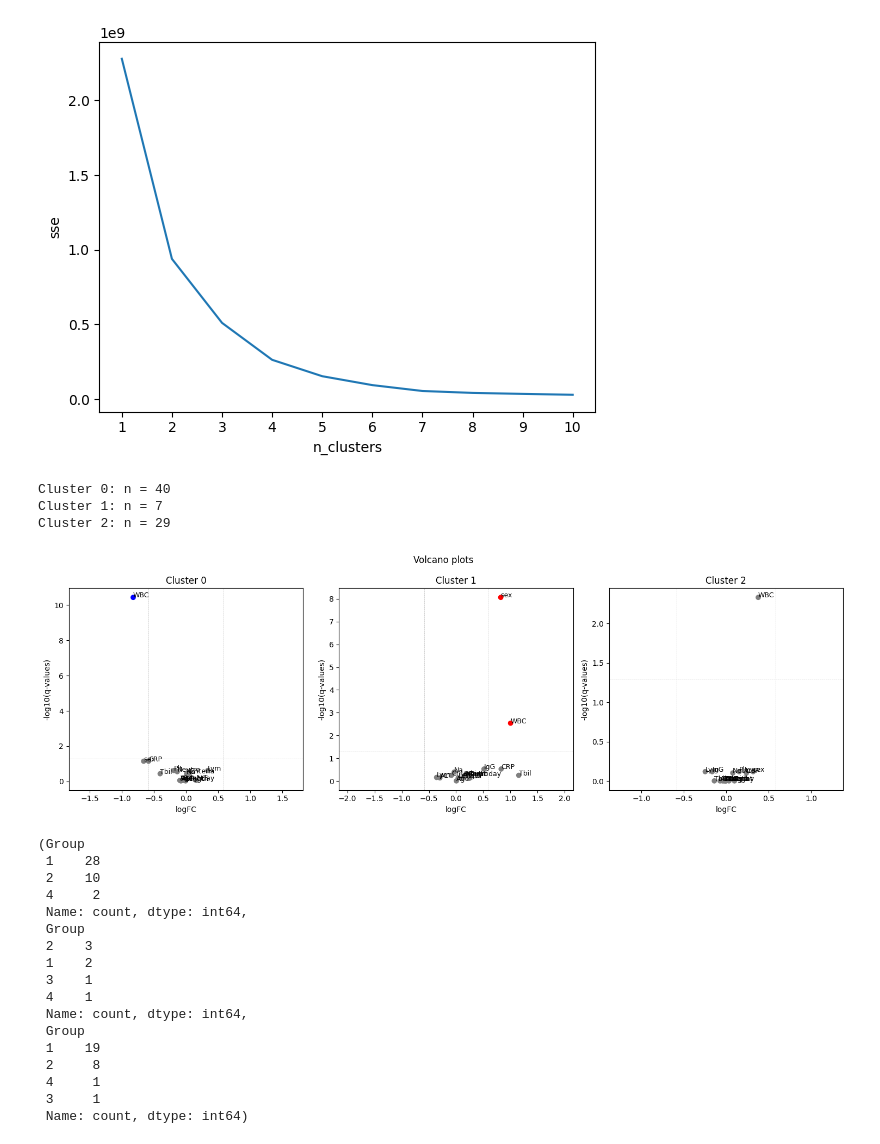
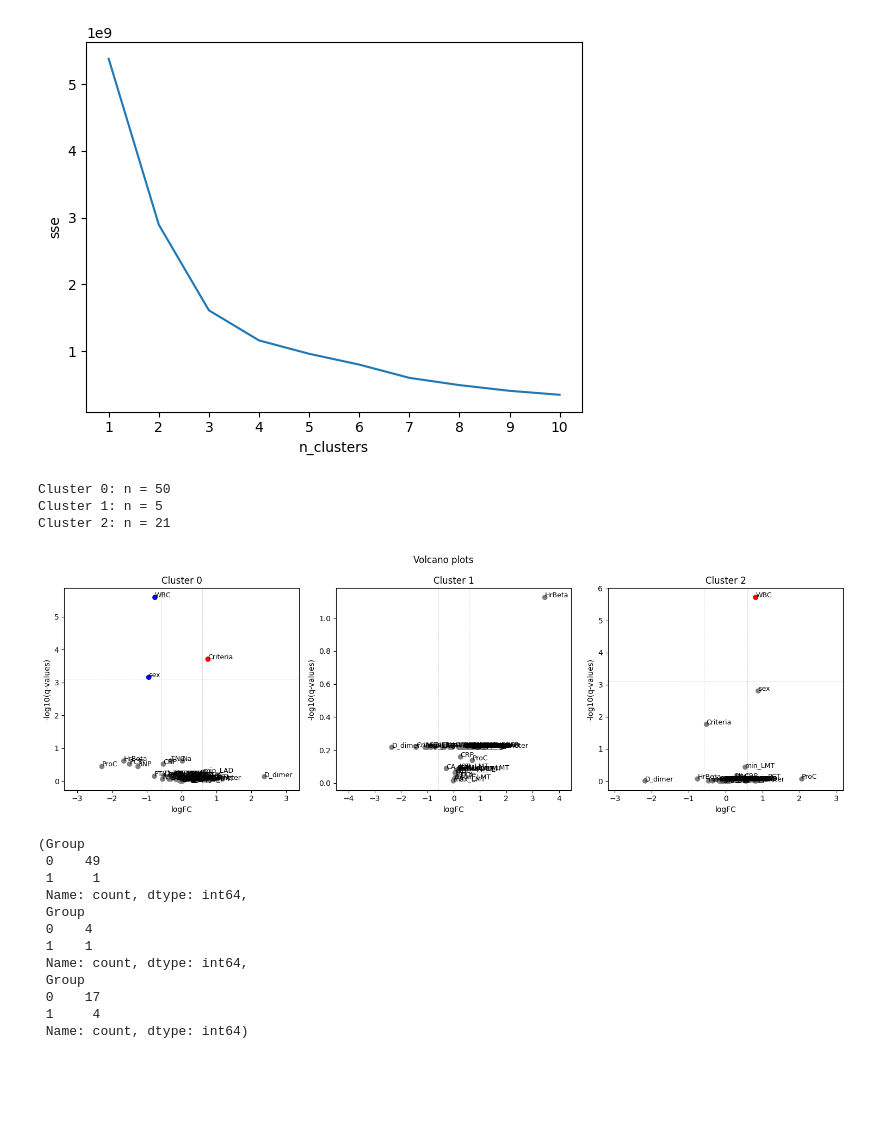
Before and after one commit to YoshifumiMiyagi/KD_ML, a Jupyter notebook: IP2_add76.ipynb, the cells around one changed output. Drawn from its saved outputs; the diff is of its cells as text; code cells hidden in the pictures; blank space fills up the shorter version.

```diff
--- a/IP2_add76.ipynb
+++ b/IP2_add76.ipynb
@@ -24,4 +24,4 @@ from sklearn.metrics import confusion_matrix, accuracy_score, precision_score, r
 import seaborn as sns
 import matplotlib.pyplot as plt
 # %%
-add = pd.read_csv("/content/drive/MyDrive/Dr.Miyagi_R6_5_31_DB_1_add.csv", encoding='cp932')
+add = pd.read_csv("/content/drive/MyDrive/Dr.Miyagi_R6_6_8_DB_1.csv", encoding='cp932')
@@ -28,13 +38,30 @@ add = pd.read_csv("/content/drive/MyDrive/Dr.Miyagi_R6_5_31_DB_1_add.csv", encod
 # %%
-raw3_2 = add.loc[:,['Age', 'Length', 'Weight', 'sex', '5th Criteria count',
+raw3_2 = add.loc[:,['prePCT (ng/mL)', 'prePTX3 (ng/mL)', 'preTNC (ng/mL)',
+       'Age', 'Length', 'Weight', 'sex', '5th Criteria count_1',
+                    #'Kobayasi score',
        'Treat day', 'preWBC_1',  'preNetro',  'pre_Lym', 'preCRP_1',
-       'prePlt','preTbil','preAST', 'preALT', 'preNa', 'preIgG']]
-raw3_2.columns = ['Age', 'Length', 'Weight', 'sex', 'Criteria',
+       'prePlt','preTbil','preAST', 'preALT', 'preNa①', 'preIgG','preBNP','ProC',
+       'D_dimer','HrBeta','HrCre',
+       'RCA_mm','RCA_z','LMT_mm','LMT_z','LAD_mm','LAD_z','CA_max_diameter','CA_max_z',
+       'min_LMT','max_LMT','median_LMT','IQR_LMT','mean_LMT','stdDV_LMT','95%low_LMT','95%upper_LMT',
+       'min_LAD','max_LAD','median_LAD','IQR_LAD','mean_LAD','stdDV_LAD','95%low_LAD','95%upper_LAD',
+       'min_RCA','max_RCA','median_RCA','IQR_RCA','mean_RCA','stdDV_RCA','95%low_RCA','95%upper_RCA',
+       'CA_min','CA_max','CA_median','CA_IQR','CA_mean','CA_stdDV','CA_95%CL_low', 'CA_95%Ci_upper']]
+raw3_2.columns =['PCT', 'PTX3', 'TNC',
+       'Age', 'Length', 'Weight', 'sex', 'Criteria',
+                 #'Kobayasi score',
        'Treat day', 'WBC',  'Neutro',  'Lym', 'CRP',
-       'Plt','Tbil','AST', 'ALT', 'Na', 'IgG']
+       'Plt','Tbil','AST', 'ALT', 'Na', 'IgG','BNP','ProC',
+       'D_dimer','HrBeta','HrCre',
+       'RCA_mm','RCA_z','LMT_mm','LMT_z','LAD_mm','LAD_z','CA_max_diameter','CA_max_z',
+       'min_LMT','max_LMT','median_LMT','IQR_LMT','mean_LMT','stdDV_LMT','95%low_LMT','95%upper_LMT',
+       'min_LAD','max_LAD','median_LAD','IQR_LAD','mean_LAD','stdDV_LAD','95%low_LAD','95%upper_LAD',
+       'min_RCA','max_RCA','median_RCA','IQR_RCA','mean_RCA','stdDV_RCA','95%low_RCA','95%upper_RCA',
+       'CA_min','CA_max','CA_median','CA_IQR','CA_mean','CA_stdDV','CA_95%low','CA_95%upper']
 raw3_2['sex'] = raw3_2['sex'].replace('F',0).replace('M',1).replace('female',0).replace('male',1)
 Dx_2 = raw3_2
-Dy_2 = add.loc[:,"Response"]
+#Dy_2 = add.loc[:,"Kobayasi score"]
+Dy_2 = add.loc[:,"IVIG-non-responder_1"]
 # %%
 imp_mean = IterativeImputer(random_state=SEED)
 A= imp_mean.fit_transform(Dx_2)
@@ -59,7 +86,7 @@ plt.xticks(range(1,11,1))
 
 plt.show()
 # %% [output]
-[figure, old version]
+[figure, new version]
 # %%
 from sklearn.cluster import KMeans
 
@@ -71,9 +98,9 @@ for i in range(k):
     num = list(clusters).count(i)
     print(f'Cluster {i}: n = {num}')
 # %% [output]
-Cluster 0: n = 40
-Cluster 1: n = 7
-Cluster 2: n = 29
+Cluster 0: n = 50
+Cluster 1: n = 5
+Cluster 2: n = 21
 # %%
 import numpy as np
 from scipy import stats
@@ -83,7 +110,7 @@ df_features_with_clusters = A.copy()
 df_features_with_clusters['cluster'] = clusters
 cols = A.columns
 
-q_threshold = 0.05
+q_threshold = 0.05/len(A.columns)
 fc_threshold = 1.5
 
 fig = plt.figure(figsize=(15,5))
@@ -115,34 +142,34 @@ for i in range(k):
 
         elif q_value < q_threshold and fc < 1/fc_threshold:
             colors.append('blue')
 
         else:
             colors.append('gray')
 
     ax = fig.add_subplot(1,3,i+1)
     ax.scatter(np.log2(fcs), -np.log10(q_values),
     c=colors)
 
     max_val = max(abs(np.nanmin(np.log2(fcs)[np.log2(fcs) != -np.inf])), max(np.log2(fcs)))
     ax.set_xlim([-max_val-1, max_val+1])
     ax.set_ylim(ax.get_ylim())
 
 
     ax.hlines([-np.log10(q_threshold)], -max_val-1, max_val+1, 'gray', 'dashed', linewidth=0.5, alpha=0.5)
     ax.vlines([np.log2(fc_threshold), np.log2(1/fc_threshold)], ax.get_ylim()[0], ax.get_ylim()[1], 'gray', 'dashed', linewidth=0.5, alpha=0.5)
 
 
     ax.set_title(f'Cluster {i}')
     ax.set_xlabel('logFC')
     ax.set_ylabel('-log10(q-values)')
     for j, label in enumerate(cols):
         ax.annotate(label, (np.log2(fcs)[j], -np.log10(q_values)[j]), size=9)
 
 fig.suptitle('Volcano plots')
 fig.tight_layout()
 plt.show()
 # %% [output]
-[figure, old version]
+[figure, new version]
 # %%
 B = df_features_with_clusters.copy()
 B['Group'] = Dy_2
@@ -150,19 +177,14 @@ B['Group'] = Dy_2
 B[B['cluster']==0]["Group"].value_counts(),B[B['cluster']==1]["Group"].value_counts(),B[B['cluster']==2]["Group"].value_counts()
 # %% [output]
 (Group
- 1    28
- 2    10
- 4     2
+ 0    49
+ 1     1
  Name: count, dtype: int64,
  Group
- 2    3
- 1    2
- 3    1
- 4    1
+ 0    4
+ 1    1
  Name: count, dtype: int64,
  Group
- 1    19
- 2     8
- 4     1
- 3     1
+ 0    17
+ 1     4
  Name: count, dtype: int64)
```
Also changed, not shown: parts of 21 cells of this notebook.
